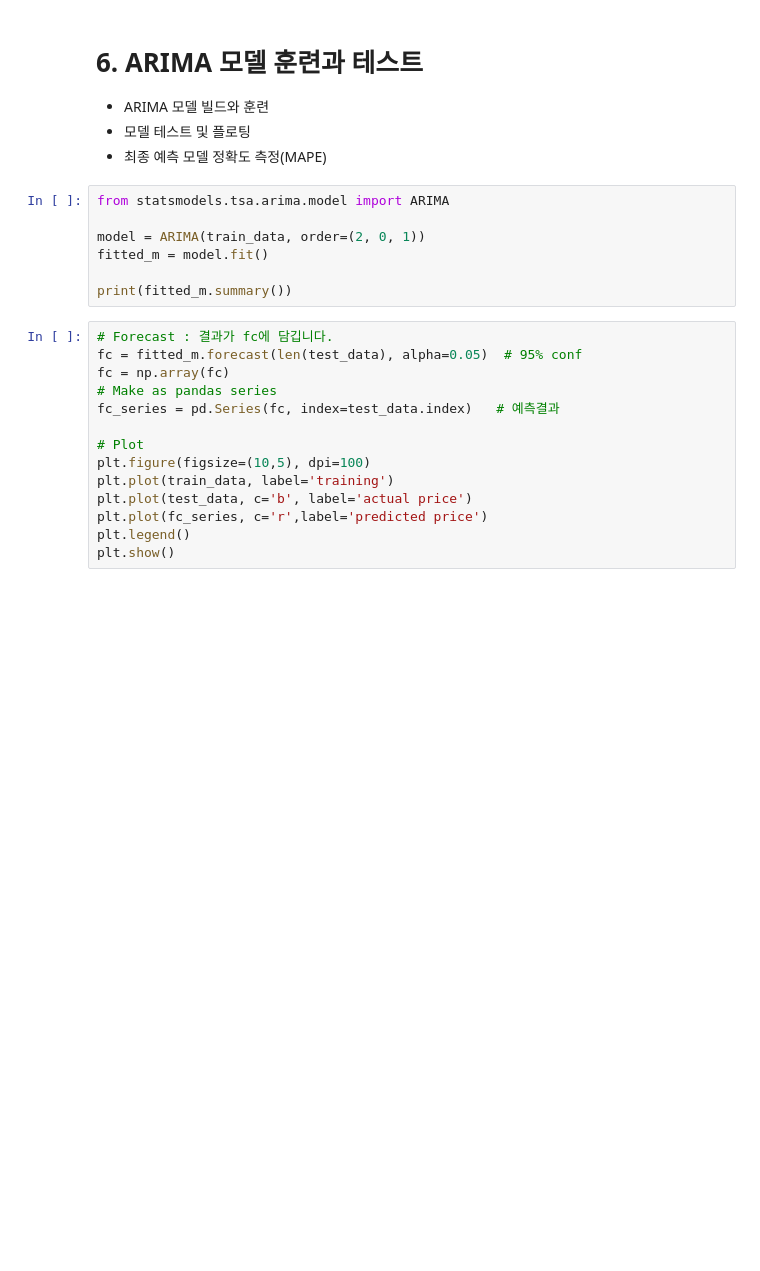
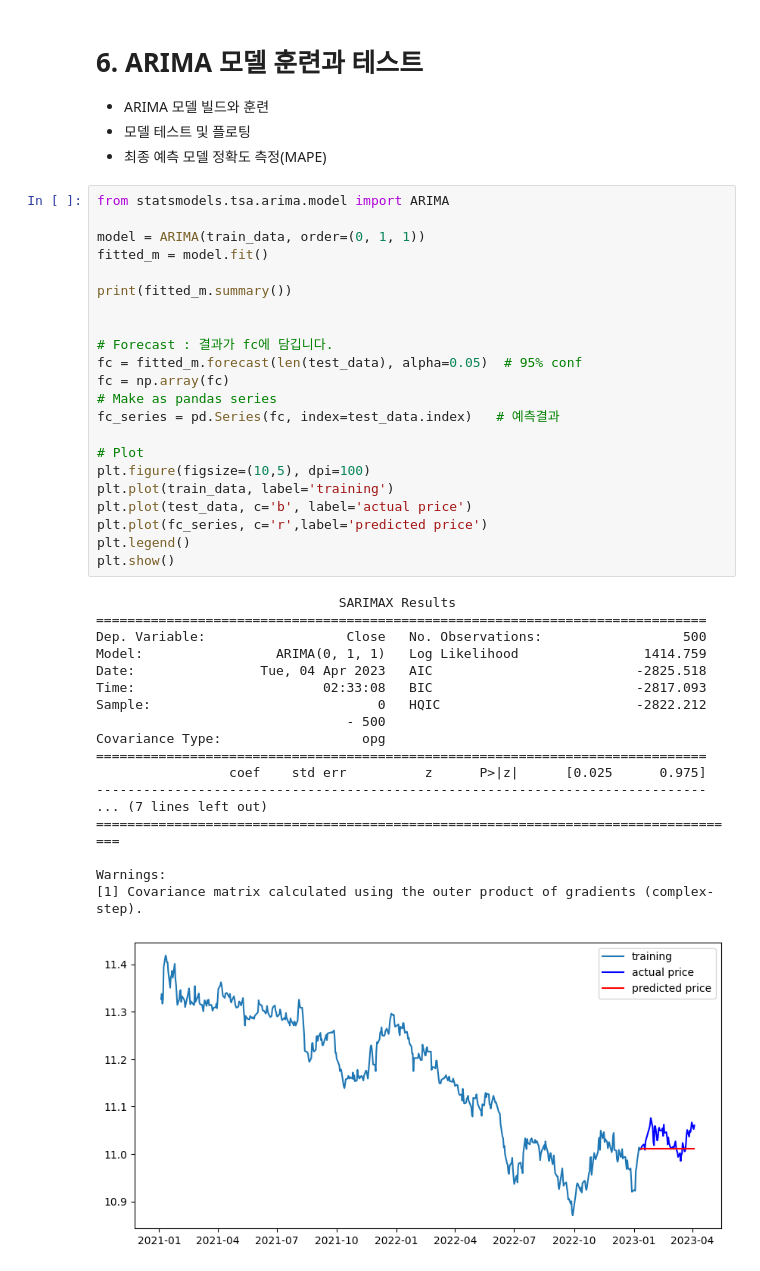
Before and after one commit to purplefish06/AIFFEL_Explolation, a Jupyter notebook: [E-04]TimeSeries_prediction.ipynb, the cells around one changed output. Cells and saved outputs as stored; diff of their text form; blank space fills up the shorter version.

```diff
--- a/[E-04]TimeSeries_prediction.ipynb
+++ b/[E-04]TimeSeries_prediction.ipynb
@@ -168,24 +219,44 @@ augmented_dickey_fuller_test(diff_2)
 - ARIMA 모델 빌드와 훈련
 - 모델 테스트 및 플로팅
 - 최종 예측 모델 정확도 측정(MAPE)
-# %%
-from statsmodels.tsa.arima.model import ARIMA
-
-model = ARIMA(train_data, order=(2, 0, 1))
-fitted_m = model.fit()
-
-print(fitted_m.summary())
 # %%
+from statsmodels.tsa.arima.model import ARIMA
+
+model = ARIMA(train_data, order=(0, 1, 1))
+fitted_m = model.fit()
+
+print(fitted_m.summary())
+
+
 # Forecast : 결과가 fc에 담깁니다.
 fc = fitted_m.forecast(len(test_data), alpha=0.05)  # 95% conf
 fc = np.array(fc)
 # Make as pandas series
 fc_series = pd.Series(fc, index=test_data.index)   # 예측결과
 
 # Plot
 plt.figure(figsize=(10,5), dpi=100)
 plt.plot(train_data, label='training')
 plt.plot(test_data, c='b', label='actual price')
 plt.plot(fc_series, c='r',label='predicted price')
 plt.legend()
 plt.show()
+# %% [output]
+                               SARIMAX Results
+==============================================================================
+Dep. Variable:                  Close   No. Observations:                  500
+Model:                 ARIMA(0, 1, 1)   Log Likelihood                1414.759
+Date:                Tue, 04 Apr 2023   AIC                          -2825.518
+Time:                        02:33:08   BIC                          -2817.093
+Sample:                             0   HQIC                         -2822.212
+                                - 500
+Covariance Type:                  opg
+==============================================================================
+                 coef    std err          z      P>|z|      [0.025      0.975]
+------------------------------------------------------------------------------
+... (7 lines left out)
+===================================================================================
+
+Warnings:
+[1] Covariance matrix calculated using the outer product of gradients (complex-step).
+[figure, added]
```
Also changed, not shown: parts of 41 cells of this notebook.
